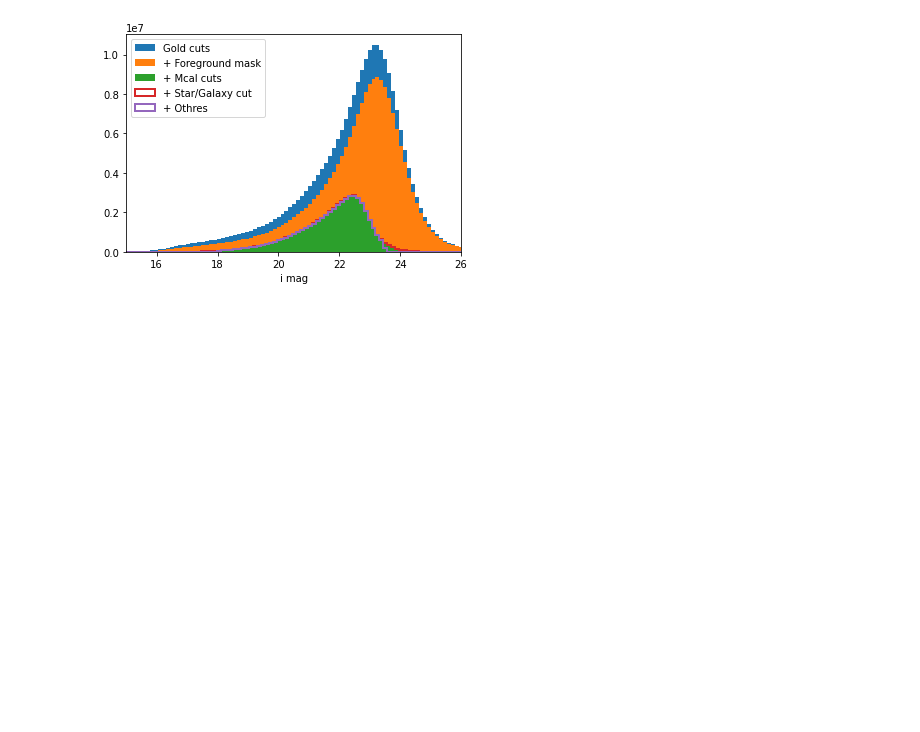
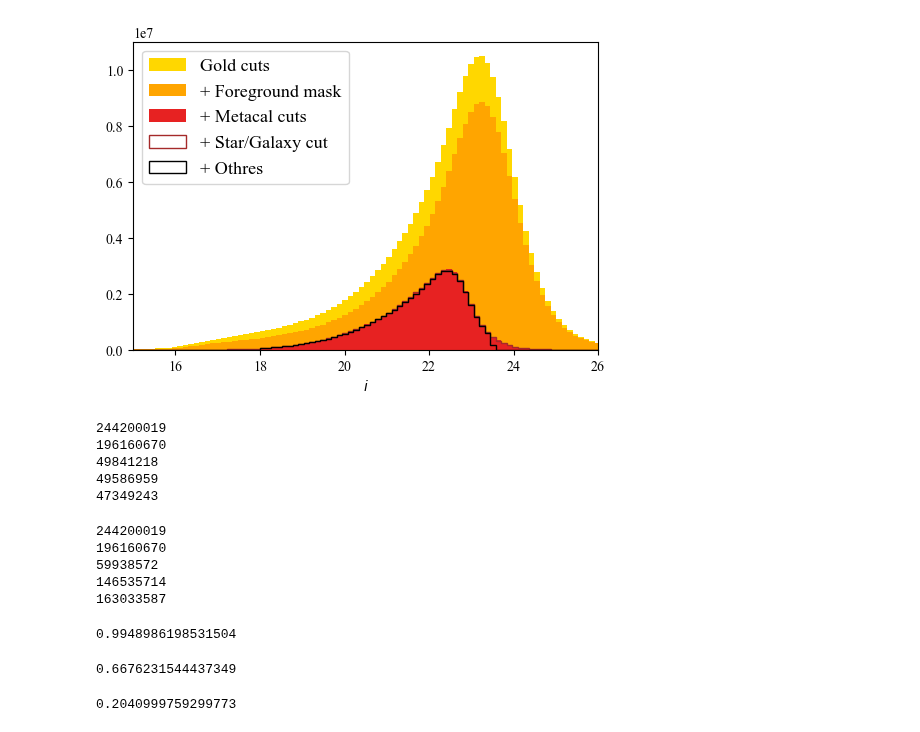
Before and after one commit to delve-survey/shearcat, a Jupyter notebook: notebooks/paper_plots/NumberCounts.ipynb, the cells around one changed output. Cells and saved outputs as stored; diff of their text form; code cells hidden in the pictures; blank space fills up the shorter version.

```diff
--- a/notebooks/paper_plots/NumberCounts.ipynb
+++ b/notebooks/paper_plots/NumberCounts.ipynb
@@ -5,7 +5,7 @@ sys.path.append('.conda/envs/shear/lib/python3.9/site-packages/')
 import numpy as np
 import astropy.io.fits as pf
 from astropy.table import Table, vstack
-import pylab as mplot
+import matplotlib.pylab as mplot
 import yaml
 import h5py
 import healpy as hp
@@ -13,7 +13,11 @@ import healpy as hp
 import scipy
 from scipy import interpolate
 
-%pylab inline
+%matplotlib inline
 
 # mplot.rc('text', usetex=True)
 # mplot.rc('font', family='serif')
+
+
+matplotlib.rcParams['font.family'] = "sans-serif"
+matplotlib.rcParams['font.sans-serif'] = "Times New Roman"
@@ -24,6 +24,6 @@ Populating the interactive namespace from numpy and matplotlib
 # %%
 tag = '0613'
-project_dir = '/project2/chihway/data/decade/'
+project_dir = '/project/chihway/data/decade/'
 # %%
 # first get mask total
 
@@ -75,14 +77,51 @@ Text(0.5, 0, 'i mag')
 # %%
-mplot.hist(mag_i, bins=100, range=(15,28), label='Gold cuts')
-mplot.hist(mag_i[FG_Mask], bins=100, range=(15,28), label='+ Foreground mask')
-mplot.hist(mag_i[FG_Mask*SNR_Mask*Tratio_Mask], bins=100, range=(15,28), label='+ Mcal cuts')
-mplot.hist(mag_i[FG_Mask*SNR_Mask*Tratio_Mask*SG_Mask], bins=100, range=(15,28), label='+ Star/Galaxy cut', histtype='step', lw=2)
-mplot.hist(mag_i[FG_Mask*SNR_Mask*Tratio_Mask*SG_Mask*T_Mask*Other_Mask*mcal_pz_mask], bins=100, range=(15,28), label='+ Othres', histtype='step', lw=2)
+mplot.figure(figsize=(6,4))
+mplot.hist(mag_i, bins=100, range=(15,28), label='Gold cuts', color='gold')
+mplot.hist(mag_i[FG_Mask], bins=100, range=(15,28), label='+ Foreground mask', color='orange')
+mplot.hist(mag_i[FG_Mask*SNR_Mask*Tratio_Mask], bins=100, range=(15,28), label='+ Metacal cuts', color='#e72222')
+mplot.hist(mag_i[FG_Mask*SNR_Mask*Tratio_Mask*SG_Mask], bins=100, range=(15,28), label='+ Star/Galaxy cut', histtype='step', lw=1, color='brown')
+mplot.hist(mag_i[FG_Mask*SNR_Mask*Tratio_Mask*SG_Mask*T_Mask*Other_Mask*mcal_pz_mask], bins=100, range=(15,28), label='+ Othres', histtype='step', lw=1, color='k')
 
-mplot.legend()
+mplot.legend(fontsize=13)
 mplot.xlim(15,26)
-mplot.xlabel('i mag')
+mplot.xlabel('$i$')
 
 mplot.savefig('mag_dist_cuts.pdf', bbox_inches='tight')
 # %% [output]
-[figure, old version]
+[figure, new version]
+# %%
+print(len(mag_i))
+print(len(mag_i[FG_Mask]))
+print(len(mag_i[FG_Mask*SNR_Mask*Tratio_Mask]))
+print(len(mag_i[FG_Mask*SNR_Mask*Tratio_Mask*SG_Mask]))
+print(len(mag_i[FG_Mask*SNR_Mask*Tratio_Mask*SG_Mask*T_Mask*Other_Mask*mcal_pz_mask]))
+# %% [output]
+244200019
+196160670
+49841218
+49586959
+47349243
+# %%
+print(len(mag_i))
+print(len(mag_i[FG_Mask]))
+print(len(mag_i[SNR_Mask*Tratio_Mask]))
+print(len(mag_i[SG_Mask]))
+print(len(mag_i[T_Mask*Other_Mask*mcal_pz_mask]))
+# %% [output]
+244200019
+196160670
+59938572
+146535714
+163033587
+# %%
+49586959/49841218
+# %% [output]
+0.9948986198531504
+# %%
+163033587/244200019
+# %% [output]
+0.6676231544437349
+# %%
+49841218/244200019
+# %% [output]
+0.2040999759299773
```
Also changed, not shown: parts of 4 cells of this notebook, 3 other files.
